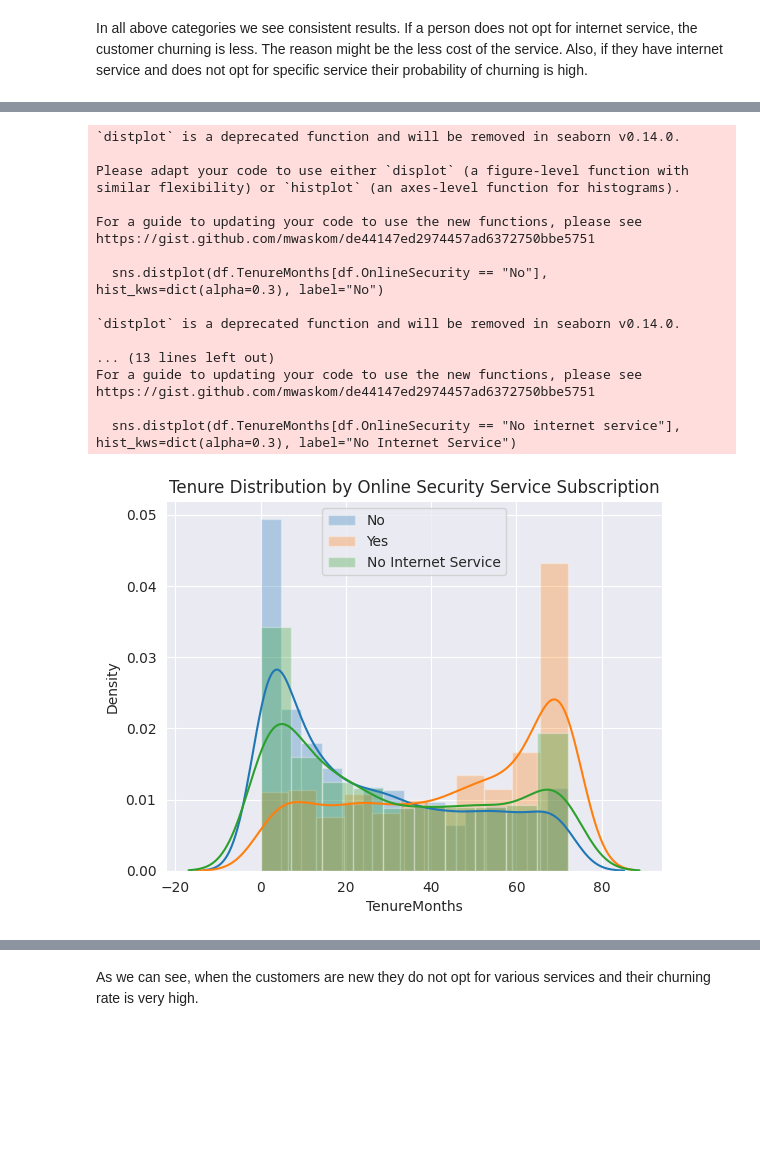
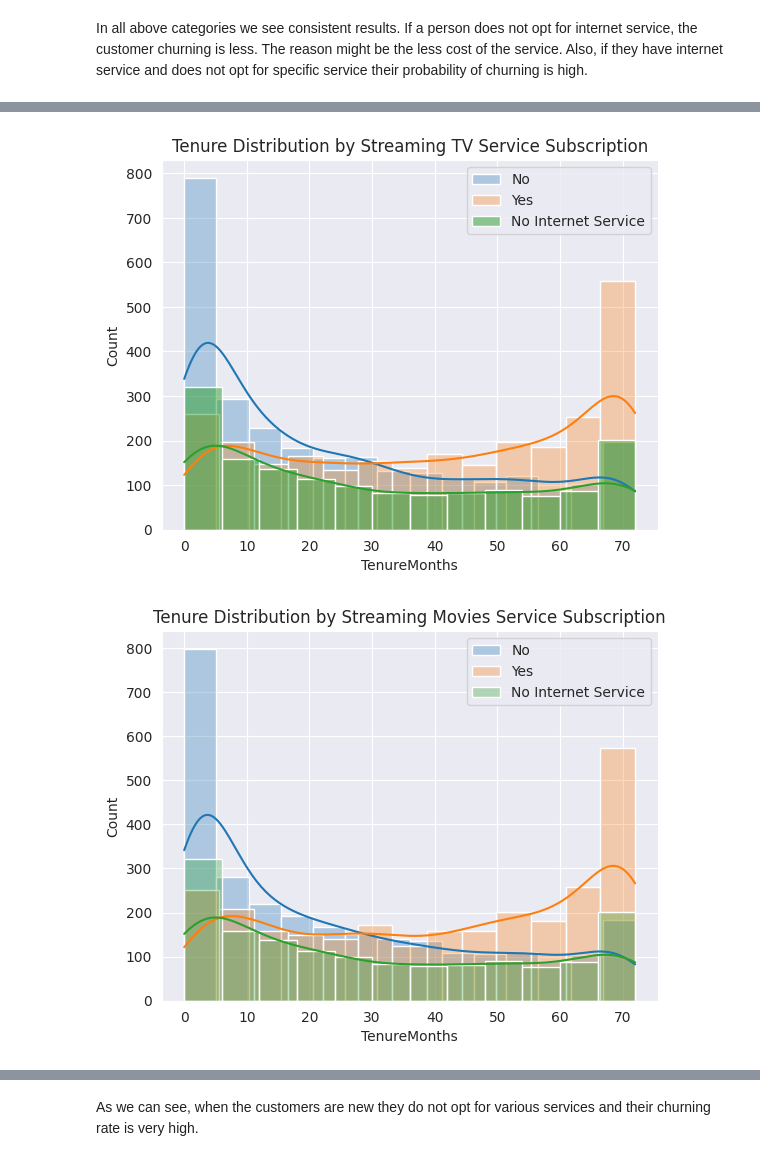
Before and after one commit to aravind2060/Customer-Survival-Analysis-and-Churn-Prediction, a Jupyter notebook: Exploratory Data Analysis.ipynb, the cells around one changed output, grey strips where cells are left out. Cells and saved outputs as stored; diff of their text form; code cells hidden in the pictures; blank space fills up the shorter version.

Commit message:
changed distplot to histplot

```diff
--- a/Exploratory Data Analysis.ipynb
+++ b/Exploratory Data Analysis.ipynb
@@ -241,26 +250,18 @@ In all above categories we see consistent results. If a person does not opt for
+# %%
+sns.histplot(df.TenureMonths[df.StreamingTV == "No"], kde=True,alpha=0.3, label="No")
+sns.histplot(df.TenureMonths[df.StreamingTV == "Yes"], kde=True,alpha=0.3, label="Yes")
+sns.histplot(df.TenureMonths[df.StreamingTV == "No internet service"], kde=True, label="No Internet Service")
+plt.title("Tenure Distribution by Streaming TV Service Subscription")
+plt.legend()
+plt.show()
+# %% [output]
+[figure, added]
 # %%
-sns.distplot(df.TenureMonths[df.OnlineSecurity == "No"], hist_kws=dict(alpha=0.3), label="No")
-sns.distplot(df.TenureMonths[df.OnlineSecurity == "Yes"], hist_kws=dict(alpha=0.3), label="Yes")
-sns.distplot(df.TenureMonths[df.OnlineSecurity == "No internet service"], hist_kws=dict(alpha=0.3), label="No Internet Service")
-plt.title("Tenure Distribution by Online Security Service Subscription")
+sns.histplot(df.TenureMonths[df.StreamingMovies == "No"], kde=True,alpha=0.3, label="No")
+sns.histplot(df.TenureMonths[df.StreamingMovies == "Yes"], kde=True,alpha=0.3, label="Yes")
+sns.histplot(df.TenureMonths[df.StreamingMovies == "No internet service"],kde=True ,alpha=0.3, label="No Internet Service")
+plt.title("Tenure Distribution by Streaming Movies Service Subscription")
 plt.legend()
 plt.show()
 # %% [output]
-`distplot` is a deprecated function and will be removed in seaborn v0.14.0.
-
-Please adapt your code to use either `displot` (a figure-level function with
-similar flexibility) or `histplot` (an axes-level function for histograms).
-
-For a guide to updating your code to use the new functions, please see
-https://gist.github.com/mwaskom/de44147ed2974457ad6372750bbe5751
-
-  sns.distplot(df.TenureMonths[df.OnlineSecurity == "No"], hist_kws=dict(alpha=0.3), label="No")
-
-`distplot` is a deprecated function and will be removed in seaborn v0.14.0.
-
-... (13 lines left out)
-For a guide to updating your code to use the new functions, please see
-https://gist.github.com/mwaskom/de44147ed2974457ad6372750bbe5751
-
-  sns.distplot(df.TenureMonths[df.OnlineSecurity == "No internet service"], hist_kws=dict(alpha=0.3), label="No Internet Service")
-[figure, old version]
+[figure, new version]
```
Also changed, not shown: parts of 4 cells of this notebook.
